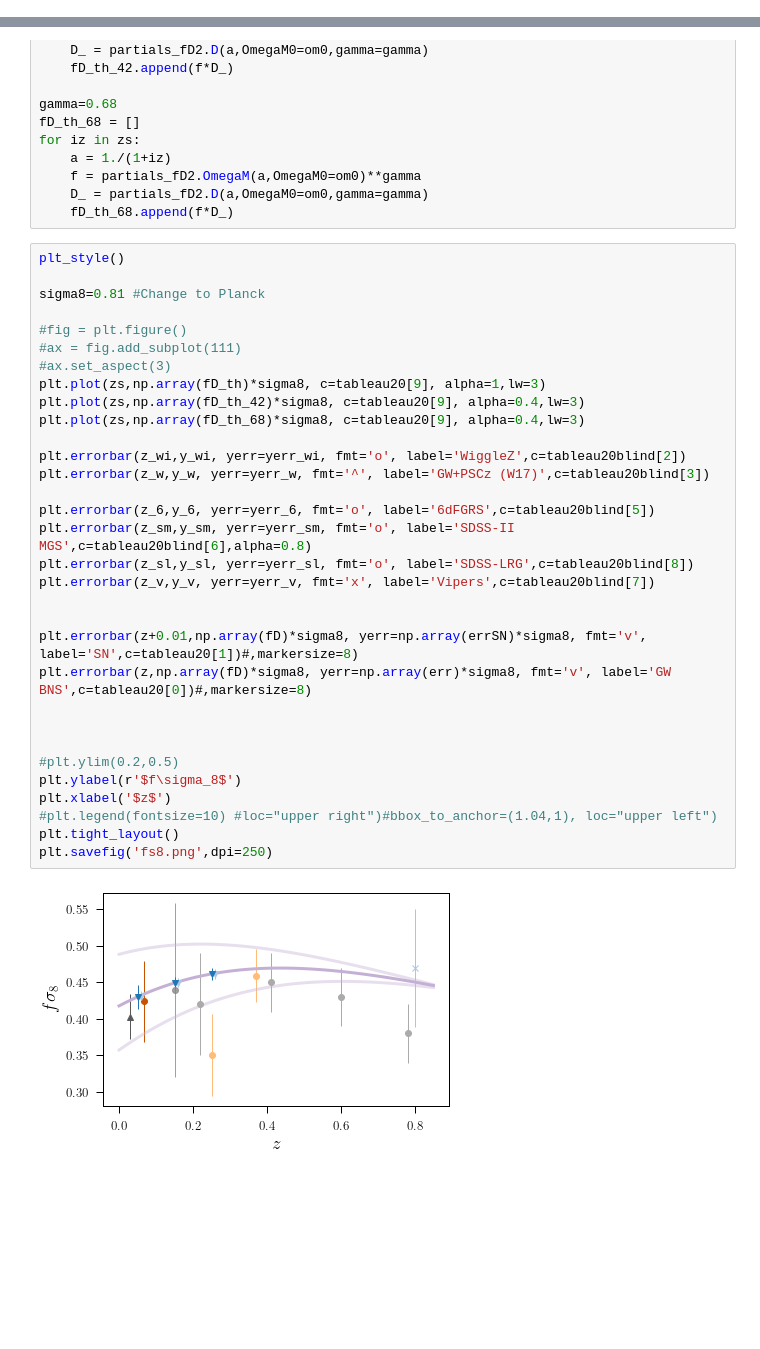
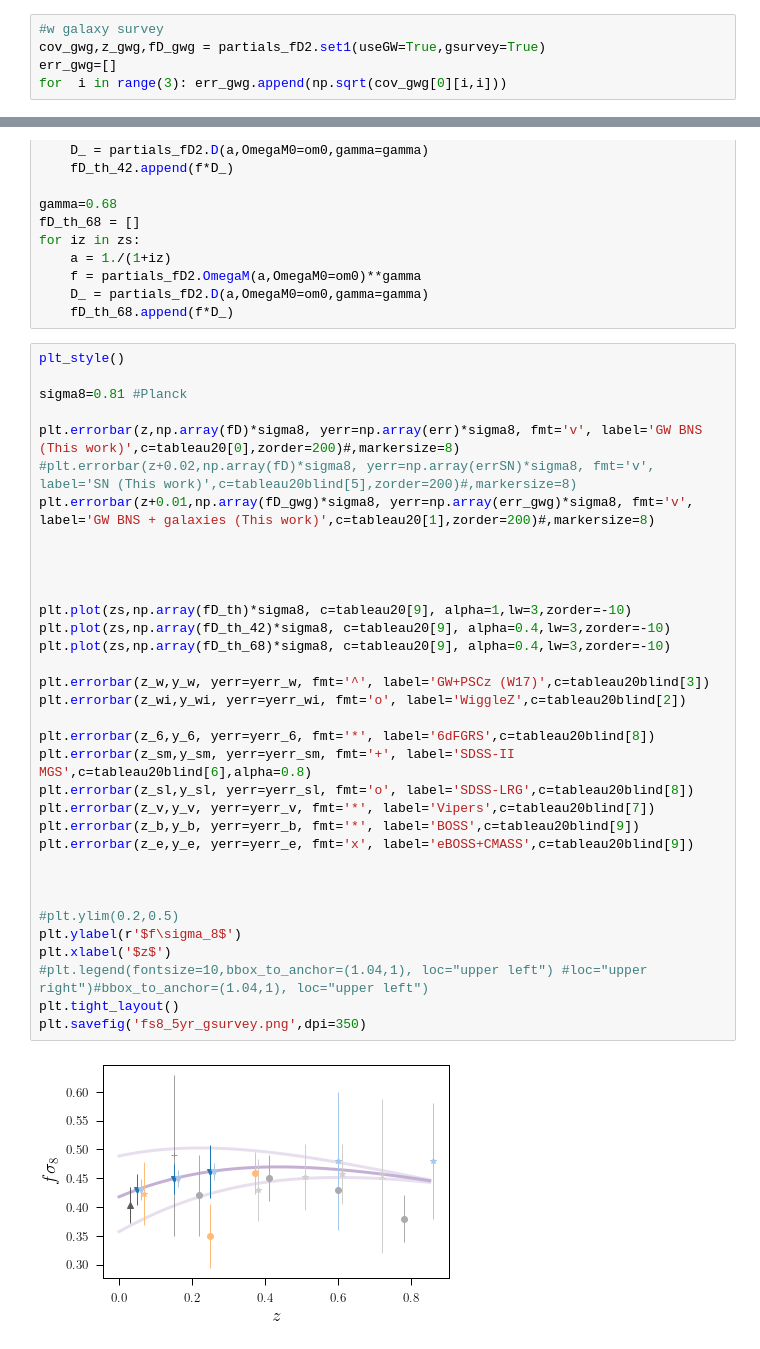
Before and after one commit to apalmese/ztf2, a Jupyter notebook: src/fD.ipynb, the cells around one changed output, grey strips where cells are left out. Saved outputs shown, nothing was run; the diff lists cells and outputs as text; blank space fills up the shorter version.

```diff
--- a/src/fD.ipynb
+++ b/src/fD.ipynb
@@ -23,3 +23,8 @@ cov,z,fD = partials_fD2.set1(useGW=True)
 # %%
 err=[]
 for  i in range(3): err.append(np.sqrt(cov[0][i,i]))
+# %%
+#w galaxy survey
+cov_gwg,z_gwg,fD_gwg = partials_fD2.set1(useGW=True,gsurvey=True)
+err_gwg=[]
+for  i in range(3): err_gwg.append(np.sqrt(cov_gwg[0][i,i]))
@@ -164,34 +200,36 @@ for iz in zs:
 # %%
 plt_style()
 
-sigma8=0.81 #Change to Planck
+sigma8=0.81 #Planck
 
-#fig = plt.figure()
-#ax = fig.add_subplot(111)
-#ax.set_aspect(3)
-plt.plot(zs,np.array(fD_th)*sigma8, c=tableau20[9], alpha=1,lw=3)
-plt.plot(zs,np.array(fD_th_42)*sigma8, c=tableau20[9], alpha=0.4,lw=3)
-plt.plot(zs,np.array(fD_th_68)*sigma8, c=tableau20[9], alpha=0.4,lw=3)
-
-plt.errorbar(z_wi,y_wi, yerr=yerr_wi, fmt='o', label='WiggleZ',c=tableau20blind[2])
-plt.errorbar(z_w,y_w, yerr=yerr_w, fmt='^', label='GW+PSCz (W17)',c=tableau20blind[3])
-
-plt.errorbar(z_6,y_6, yerr=yerr_6, fmt='o', label='6dFGRS',c=tableau20blind[5])
-plt.errorbar(z_sm,y_sm, yerr=yerr_sm, fmt='o', label='SDSS-II MGS',c=tableau20blind[6],alpha=0.8)
-plt.errorbar(z_sl,y_sl, yerr=yerr_sl, fmt='o', label='SDSS-LRG',c=tableau20blind[8])
-plt.errorbar(z_v,y_v, yerr=yerr_v, fmt='x', label='Vipers',c=tableau20blind[7])
+plt.errorbar(z,np.array(fD)*sigma8, yerr=np.array(err)*sigma8, fmt='v', label='GW BNS (This work)',c=tableau20[0],zorder=200)#,markersize=8)
+#plt.errorbar(z+0.02,np.array(fD)*sigma8, yerr=np.array(errSN)*sigma8, fmt='v', label='SN (This work)',c=tableau20blind[5],zorder=200)#,markersize=8)
+plt.errorbar(z+0.01,np.array(fD_gwg)*sigma8, yerr=np.array(err_gwg)*sigma8, fmt='v', label='GW BNS + galaxies (This work)',c=tableau20[1],zorder=200)#,markersize=8)
 
 
-plt.errorbar(z+0.01,np.array(fD)*sigma8, yerr=np.array(errSN)*sigma8, fmt='v', label='SN',c=tableau20[1])#,markersize=8)
-plt.errorbar(z,np.array(fD)*sigma8, yerr=np.array(err)*sigma8, fmt='v', label='GW BNS',c=tableau20[0])#,markersize=8)
+
+
+plt.plot(zs,np.array(fD_th)*sigma8, c=tableau20[9], alpha=1,lw=3,zorder=-10)
+plt.plot(zs,np.array(fD_th_42)*sigma8, c=tableau20[9], alpha=0.4,lw=3,zorder=-10)
+plt.plot(zs,np.array(fD_th_68)*sigma8, c=tableau20[9], alpha=0.4,lw=3,zorder=-10)
+
+plt.errorbar(z_w,y_w, yerr=yerr_w, fmt='^', label='GW+PSCz (W17)',c=tableau20blind[3])
+plt.errorbar(z_wi,y_wi, yerr=yerr_wi, fmt='o', label='WiggleZ',c=tableau20blind[2])
+
+plt.errorbar(z_6,y_6, yerr=yerr_6, fmt='*', label='6dFGRS',c=tableau20blind[8])
+plt.errorbar(z_sm,y_sm, yerr=yerr_sm, fmt='+', label='SDSS-II MGS',c=tableau20blind[6],alpha=0.8)
+plt.errorbar(z_sl,y_sl, yerr=yerr_sl, fmt='o', label='SDSS-LRG',c=tableau20blind[8])
+plt.errorbar(z_v,y_v, yerr=yerr_v, fmt='*', label='Vipers',c=tableau20blind[7])
+plt.errorbar(z_b,y_b, yerr=yerr_b, fmt='*', label='BOSS',c=tableau20blind[9])
+plt.errorbar(z_e,y_e, yerr=yerr_e, fmt='x', label='eBOSS+CMASS',c=tableau20blind[9])
 
 
 
 #plt.ylim(0.2,0.5)
 plt.ylabel(r'$f\sigma_8$')
 plt.xlabel('$z$')
-#plt.legend(fontsize=10) #loc="upper right")#bbox_to_anchor=(1.04,1), loc="upper left")
+#plt.legend(fontsize=10,bbox_to_anchor=(1.04,1), loc="upper left") #loc="upper right")#bbox_to_anchor=(1.04,1), loc="upper left")
 plt.tight_layout()
-plt.savefig('fs8.png',dpi=250)
+plt.savefig('fs8_5yr_gsurvey.png',dpi=350)
 # %% [output]
-[figure, old version]
+[figure, new version]
```
Also changed, not shown: parts of 6 cells of this notebook.
